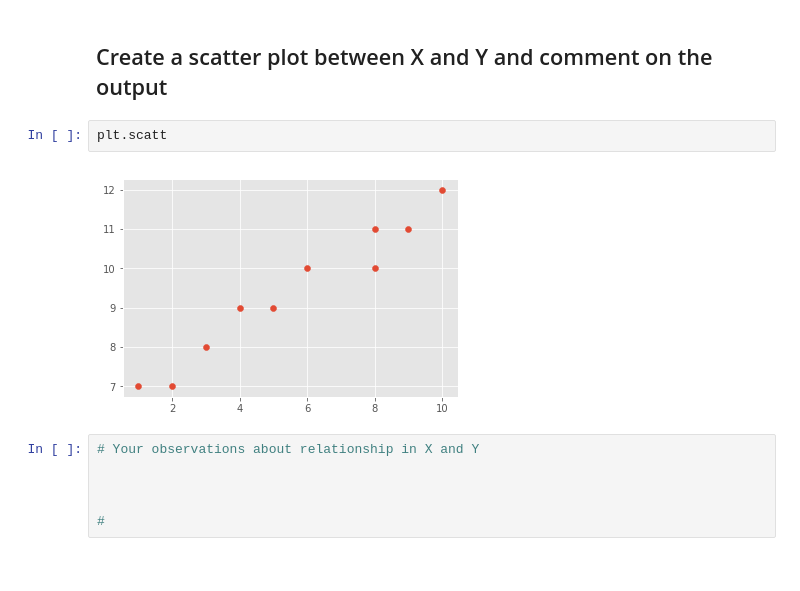
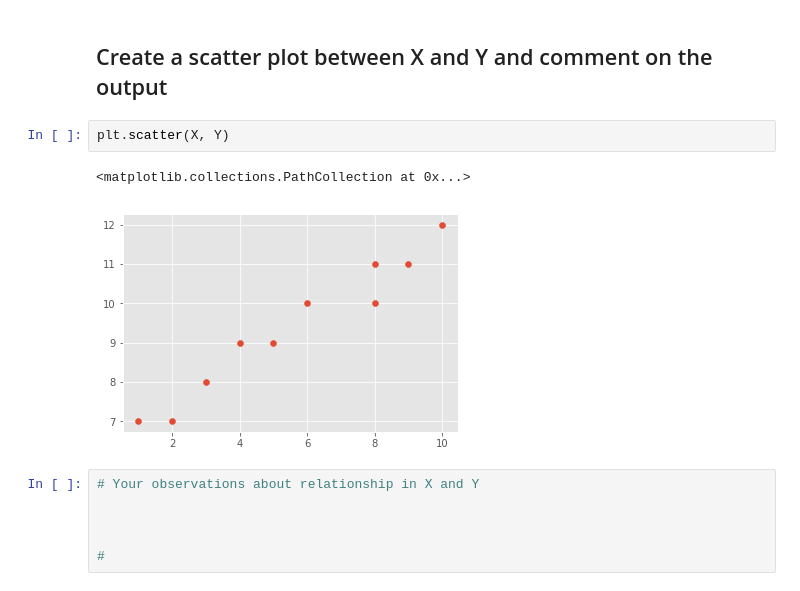
Before and after one commit to dalems4/dsc-simple-linear-regression-lab-seattle-ds-career-051319, a Jupyter notebook: index.ipynb, the cells around one changed output. Drawn from its saved outputs; the diff is of its cells as text.

```diff
--- a/index.ipynb
+++ b/index.ipynb
@@ -42,10 +42,11 @@ X = np.array([1,2,3,4,5,6,8,8,9,10], dtype=np.float64)
 Y = np.array([7,7,8,9,9,10,10,11,11,12], dtype=np.float64)
 # %% [markdown]
 ## Create a scatter plot between X and Y and comment on the output
-# %%
-plt.scatt
-# %% [output]
-[figure, removed]
+# %%
+plt.scatter(X, Y)
+# %% [output]
+<matplotlib.collections.PathCollection at 0x...>
+[figure, added]
 # %%
 # Your observations about relationship in X and Y
 
```
